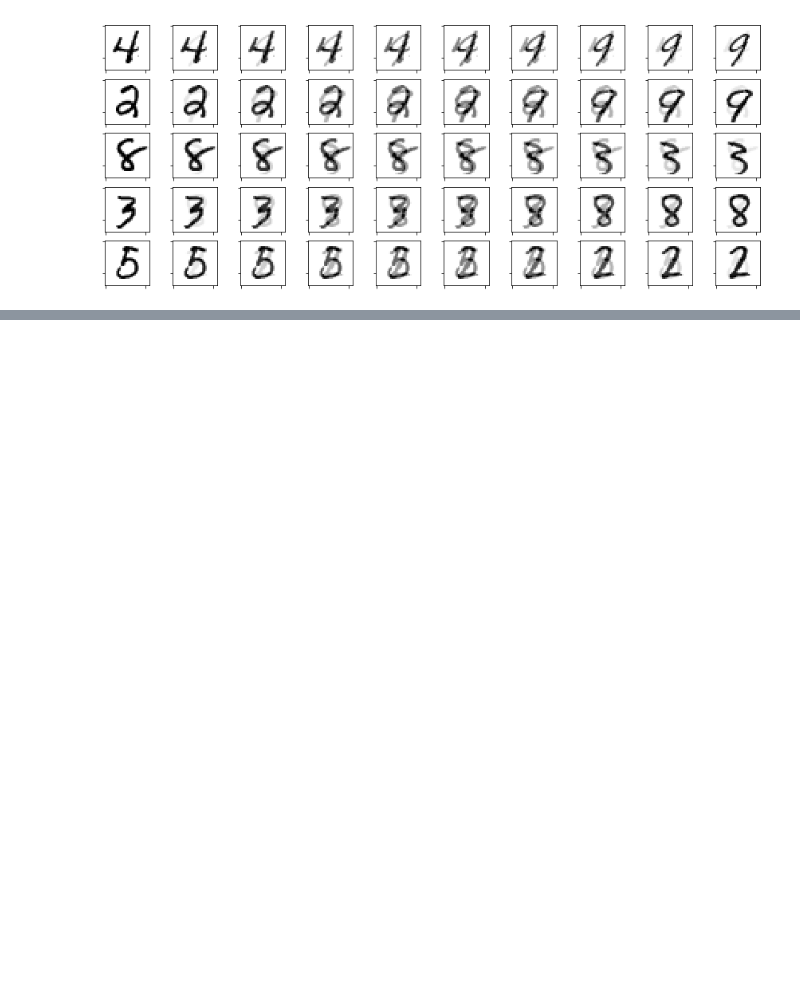
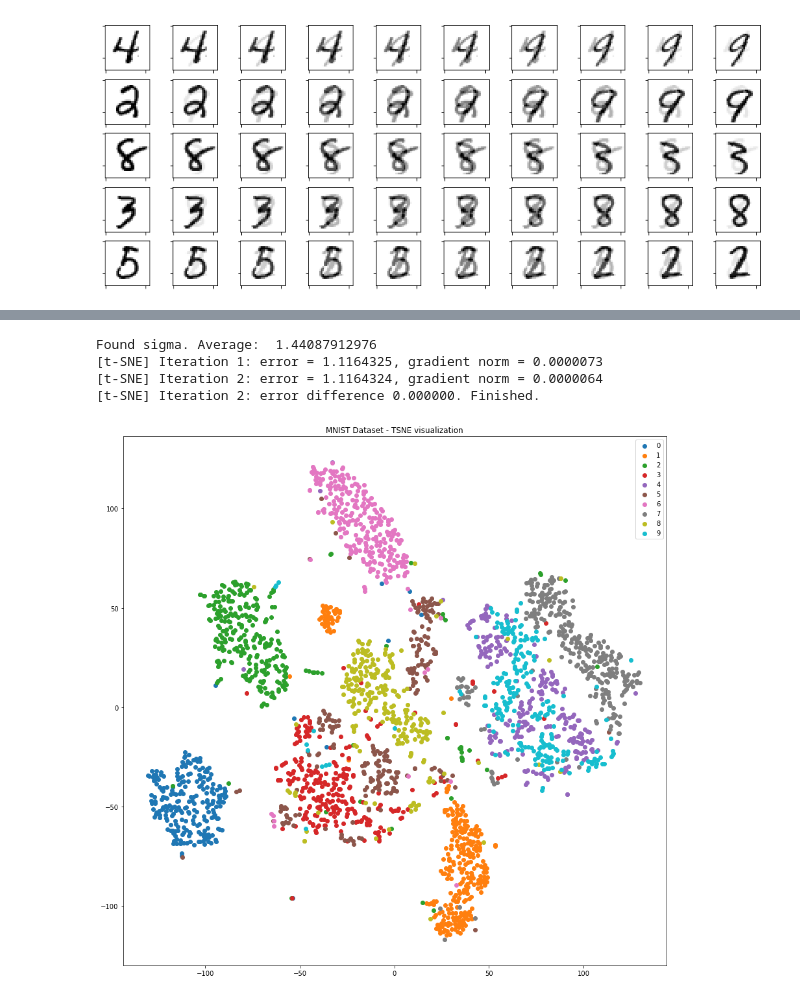
Before and after one commit to andreyboytsov/LION-tSNE, a Jupyter notebook: Tests.ipynb, the cells around one changed output, grey strips where cells are left out. Drawn from its saved outputs; the diff is of its cells as text; code cells hidden in the pictures; blank space fills up the shorter version.

```diff
--- a/Tests.ipynb
+++ b/Tests.ipynb
@@ -554,0 +551,28 @@ IDW20 [[ 2.59726147  0.63612289]]
+# %%
+# Run TSNE
+dTSNE_mnist2 = dynamic_tsne.DynamicTSNE(perplexity=30)
+
+exclude_sample = 100
+print("Excluded point: ", exclude_sample)
+X_mnist2 = X_mnist[range(len(X_mnist)) != exclude_sample,:]
+starting_Y_mnist2 = X_mnist[range(len(X_mnist)) != exclude_sample,:]
+
+Y_mnist2 = dTSNE_mnist.fit(X_mnist, optimizer_kwargs={'momentum': 0.8, 'n_iter': 3000,
+                                                     'early_exaggeration' : None},
+                           starting_y = Y_mnist, random_seed=1, verbose=2)
+# %% [output]
+Found sigma. Average:  1.44087912976
+[t-SNE] Iteration 1: error = 1.1164325, gradient norm = 0.0000073
+[t-SNE] Iteration 2: error = 1.1164324, gradient norm = 0.0000064
+[t-SNE] Iteration 2: error difference 0.000000. Finished.
+# %%
+plt.gcf().set_size_inches(15,15)
+legend_list = list()
+for l in set(sorted(labels_mnist)):
+    plt.scatter(Y_mnist[labels_mnist == l, 0], Y_mnist[labels_mnist == l, 1])
+    legend_list.append(str(l))
+plt.title("MNIST Dataset - TSNE visualization")
+plt.legend(legend_list)
+plt.show()
+# %% [output]
+[figure, added]
```
Also changed, not shown: parts of 14 cells of this notebook, 7 other files.
